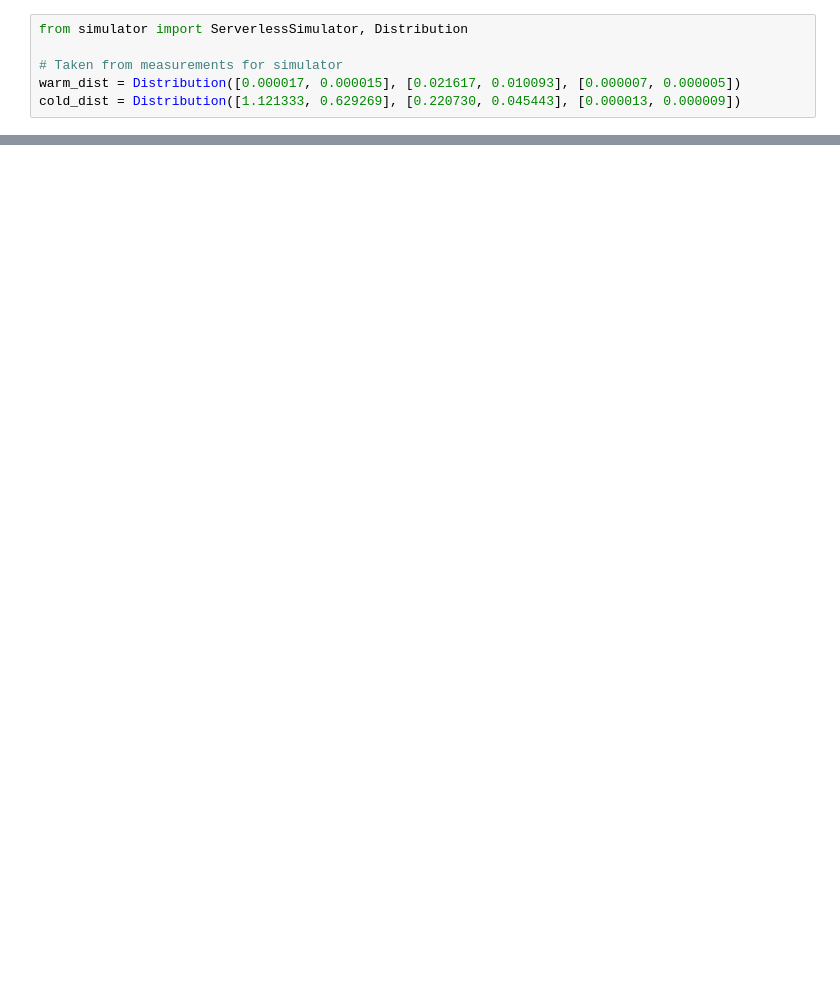
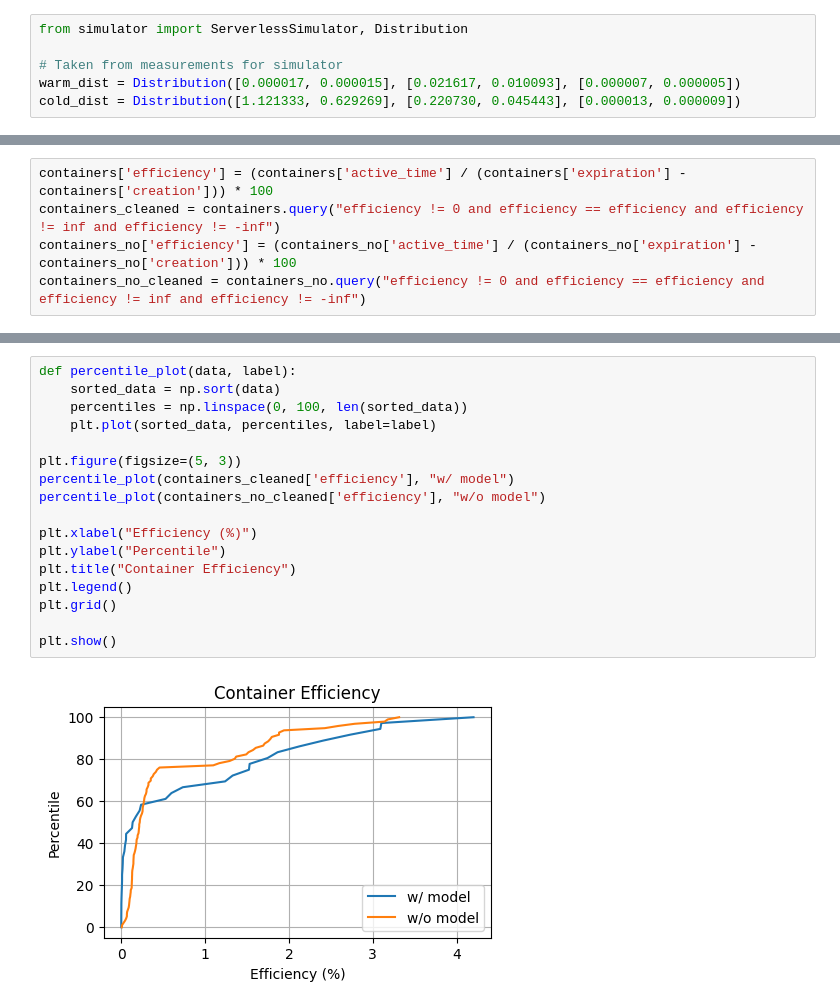
Before and after one commit to yuridekim/serverless-forecasting, a Jupyter notebook: sf2.ipynb, the cells around one changed output, grey strips where cells are left out. Saved outputs shown, nothing was run; the diff lists cells and outputs as text; blank space fills up the shorter version.

Commit message:
contaienr efficiency results

```diff
--- a/sf2.ipynb
+++ b/sf2.ipynb
@@ -124 +125,6 @@ f_no.history
 1506 rows × 3 columns
+# %%
+containers['efficiency'] = (containers['active_time'] / (containers['expiration'] - containers['creation'])) * 100
+containers_cleaned = containers.query("efficiency != 0 and efficiency == efficiency and efficiency != inf and efficiency != -inf")
+containers_no['efficiency'] = (containers_no['active_time'] / (containers_no['expiration'] - containers_no['creation'])) * 100
+containers_no_cleaned = containers_no.query("efficiency != 0 and efficiency == efficiency and efficiency != inf and efficiency != -inf")
@@ -124,0 +155,19 @@ f_no.history
+# %%
+def percentile_plot(data, label):
+    sorted_data = np.sort(data)
+    percentiles = np.linspace(0, 100, len(sorted_data))
+    plt.plot(sorted_data, percentiles, label=label)
+
+plt.figure(figsize=(5, 3))
+percentile_plot(containers_cleaned['efficiency'], "w/ model")
+percentile_plot(containers_no_cleaned['efficiency'], "w/o model")
+
+plt.xlabel("Efficiency (%)")
+plt.ylabel("Percentile")
+plt.title("Container Efficiency")
+plt.legend()
+plt.grid()
+
+plt.show()
+# %% [output]
+[figure, added]
```
Also changed, not shown: parts of 11 cells of this notebook.
